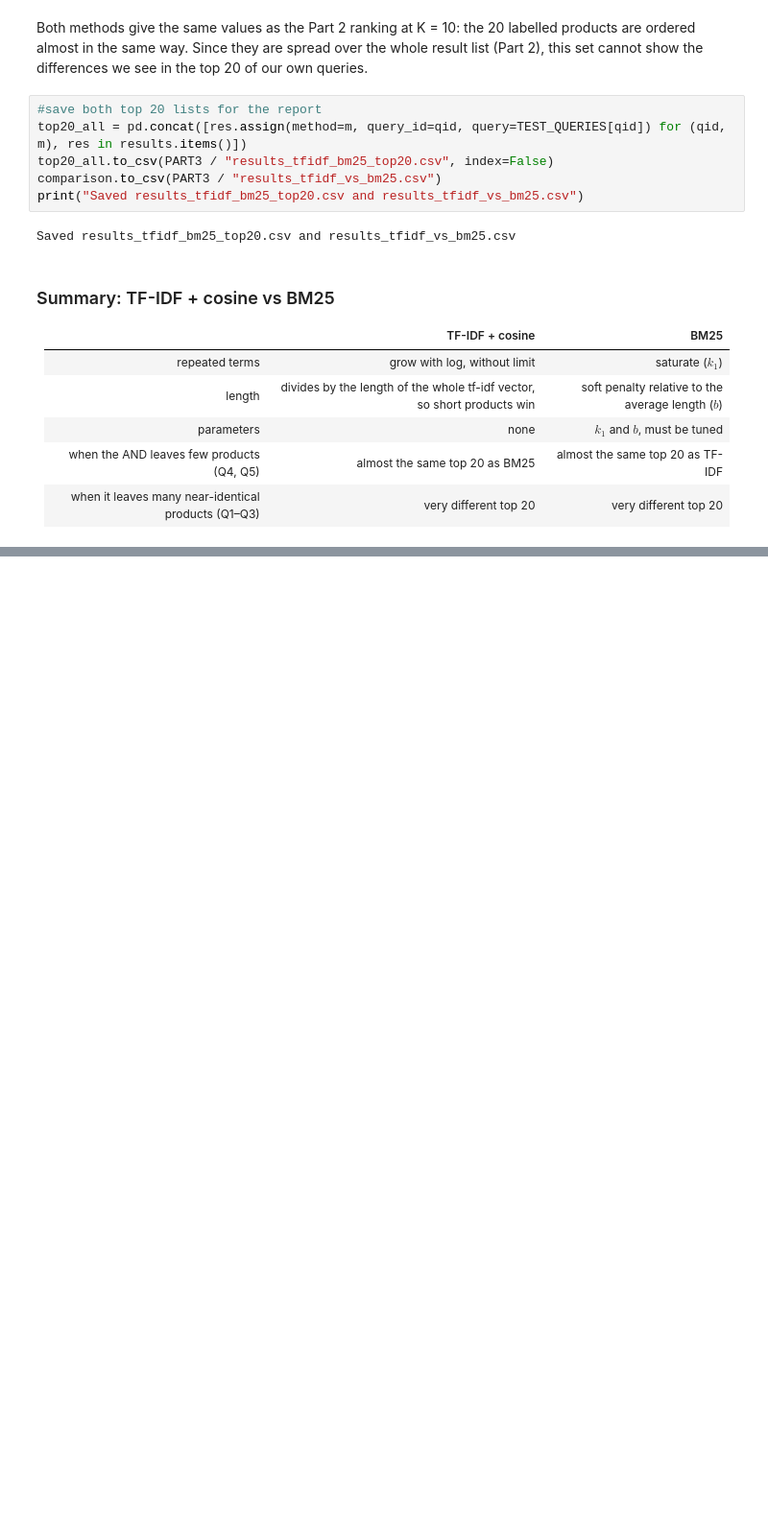
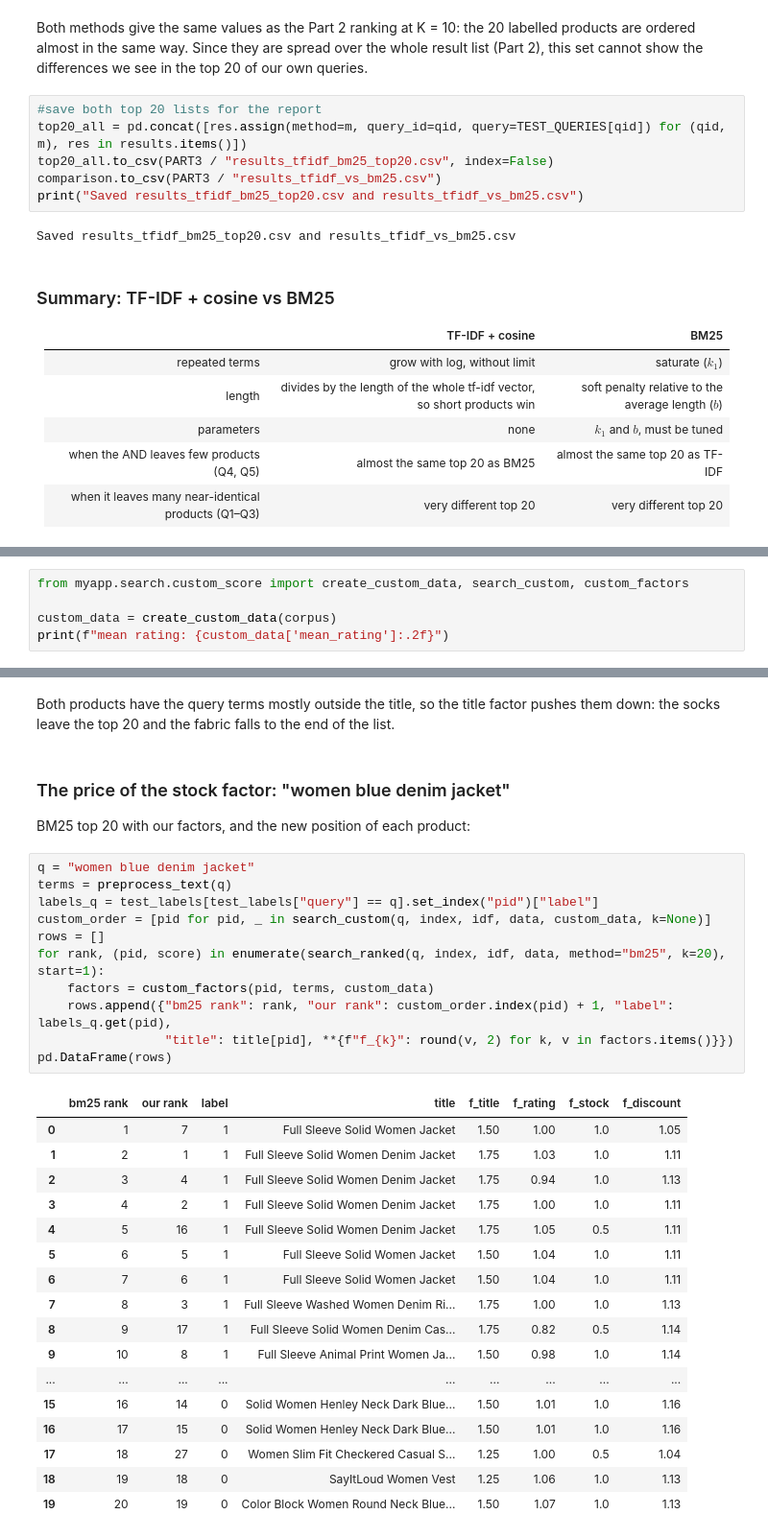
Before and after one commit to elenagotlost/irwa-search-engine, a Jupyter notebook: project_progress/part_3/part_3.ipynb, the cells around one changed output, grey strips where cells are left out. Shown at 96% size. Cells and saved outputs as stored; diff of their text form; blank space fills up the shorter version.

Commit message:
custom score

```diff
--- a/project_progress/part_3/part_3.ipynb
+++ b/project_progress/part_3/part_3.ipynb
@@ -352,0 +370,5 @@ Saved results_tfidf_bm25_top20.csv and results_tfidf_vs_bm25.csv
+# %%
+from myapp.search.custom_score import create_custom_data, search_custom, custom_factors
+
+custom_data = create_custom_data(corpus)
+print(f"mean rating: {custom_data['mean_rating']:.2f}")
@@ -352,0 +535,36 @@ Saved results_tfidf_bm25_top20.csv and results_tfidf_vs_bm25.csv
+# %% [markdown]
+Both products have the query terms mostly outside the title, so the title factor pushes them down:
+the socks leave the top 20 and the fabric falls to the end of the list.
+# %% [markdown]
+### The price of the stock factor: "women blue denim jacket"
+
+BM25 top 20 with our factors, and the new position of each product:
+# %%
+q = "women blue denim jacket"
+terms = preprocess_text(q)
+labels_q = test_labels[test_labels["query"] == q].set_index("pid")["label"]
+custom_order = [pid for pid, _ in search_custom(q, index, idf, data, custom_data, k=None)]
+rows = []
+for rank, (pid, score) in enumerate(search_ranked(q, index, idf, data, method="bm25", k=20), start=1):
+    factors = custom_factors(pid, terms, custom_data)
+    rows.append({"bm25 rank": rank, "our rank": custom_order.index(pid) + 1, "label": labels_q.get(pid),
+                 "title": title[pid], **{f"f_{k}": round(v, 2) for k, v in factors.items()}})
+pd.DataFrame(rows)
+# %% [output]
+|  | bm25 rank | our rank | label | title | f_title | f_rating | f_stock | f_discount |
+| 0 | 1 | 7 | 1 | Full Sleeve Solid Women Jacket | 1.50 | 1.00 | 1.0 | 1.05 |
+| 1 | 2 | 1 | 1 | Full Sleeve Solid Women Denim Jacket | 1.75 | 1.03 | 1.0 | 1.11 |
+| 2 | 3 | 4 | 1 | Full Sleeve Solid Women Denim Jacket | 1.75 | 0.94 | 1.0 | 1.13 |
+| 3 | 4 | 2 | 1 | Full Sleeve Solid Women Denim Jacket | 1.75 | 1.00 | 1.0 | 1.11 |
+| 4 | 5 | 16 | 1 | Full Sleeve Solid Women Denim Jacket | 1.75 | 1.05 | 0.5 | 1.11 |
+| 5 | 6 | 5 | 1 | Full Sleeve Solid Women Jacket | 1.50 | 1.04 | 1.0 | 1.11 |
+| 6 | 7 | 6 | 1 | Full Sleeve Solid Women Jacket | 1.50 | 1.04 | 1.0 | 1.11 |
+| 7 | 8 | 3 | 1 | Full Sleeve Washed Women Denim Ri... | 1.75 | 1.00 | 1.0 | 1.13 |
+| 8 | 9 | 17 | 1 | Full Sleeve Solid Women Denim Cas... | 1.75 | 0.82 | 0.5 | 1.14 |
+| 9 | 10 | 8 | 1 | Full Sleeve Animal Print Women Ja... | 1.50 | 0.98 | 1.0 | 1.14 |
+| ... | ... | ... | ... | ... | ... | ... | ... | ... |
+| 15 | 16 | 14 | 0 | Solid Women Henley Neck Dark Blue... | 1.50 | 1.01 | 1.0 | 1.16 |
+| 16 | 17 | 15 | 0 | Solid Women Henley Neck Dark Blue... | 1.50 | 1.01 | 1.0 | 1.16 |
+| 17 | 18 | 27 | 0 | Women Slim Fit Checkered Casual S... | 1.25 | 1.00 | 0.5 | 1.04 |
+| 18 | 19 | 18 | 0 | SayItLoud Women Vest | 1.25 | 1.06 | 1.0 | 1.13 |
+| 19 | 20 | 19 | 0 | Color Block Women Round Neck Blue... | 1.50 | 1.07 | 1.0 | 1.13 |
```
Also changed, not shown: parts of 16 cells of this notebook, 3 other files.
